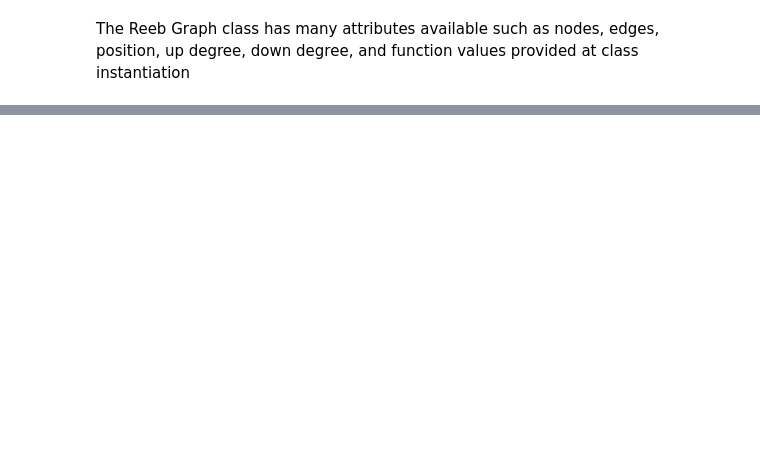
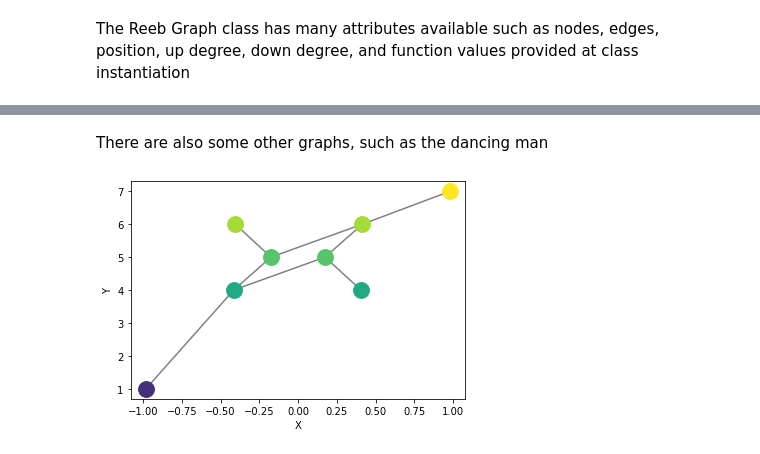
Before and after one commit to MunchLab/ceREEBerus, a Jupyter notebook: notebooks/reeb_plot.ipynb, the cells around one changed output, grey strips where cells are left out. Drawn from its saved outputs; the diff is of its cells as text; code cells hidden in the pictures; blank space fills up the shorter version.

```diff
--- a/notebooks/reeb_plot.ipynb
+++ b/notebooks/reeb_plot.ipynb
@@ -459,0 +77,7 @@ plt.plot(np.array(test))
+# %% [markdown]
+There are also some other graphs, such as the dancing man
+# %%
+dm = graphs.reeb_dancing_man()
+Reeb.plot_reeb(dm)
+# %% [output]
+[figure, added]
```
Also changed, not shown: parts of 53 cells of this notebook, 6 other files.
